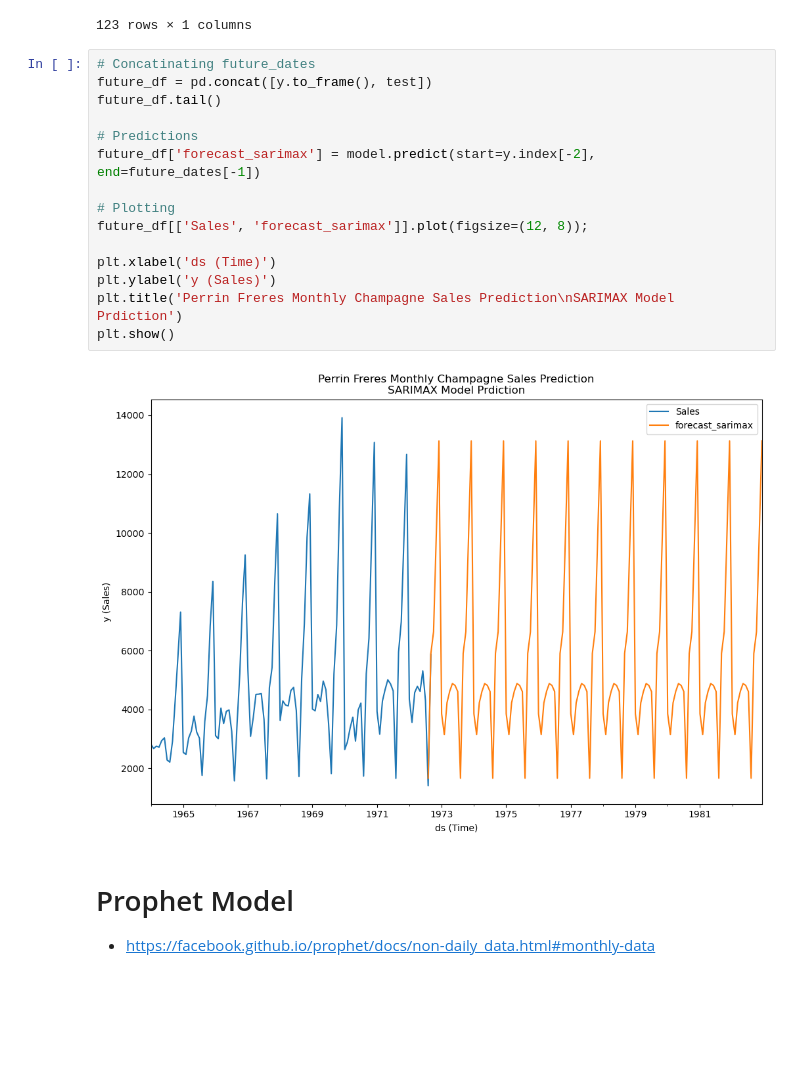
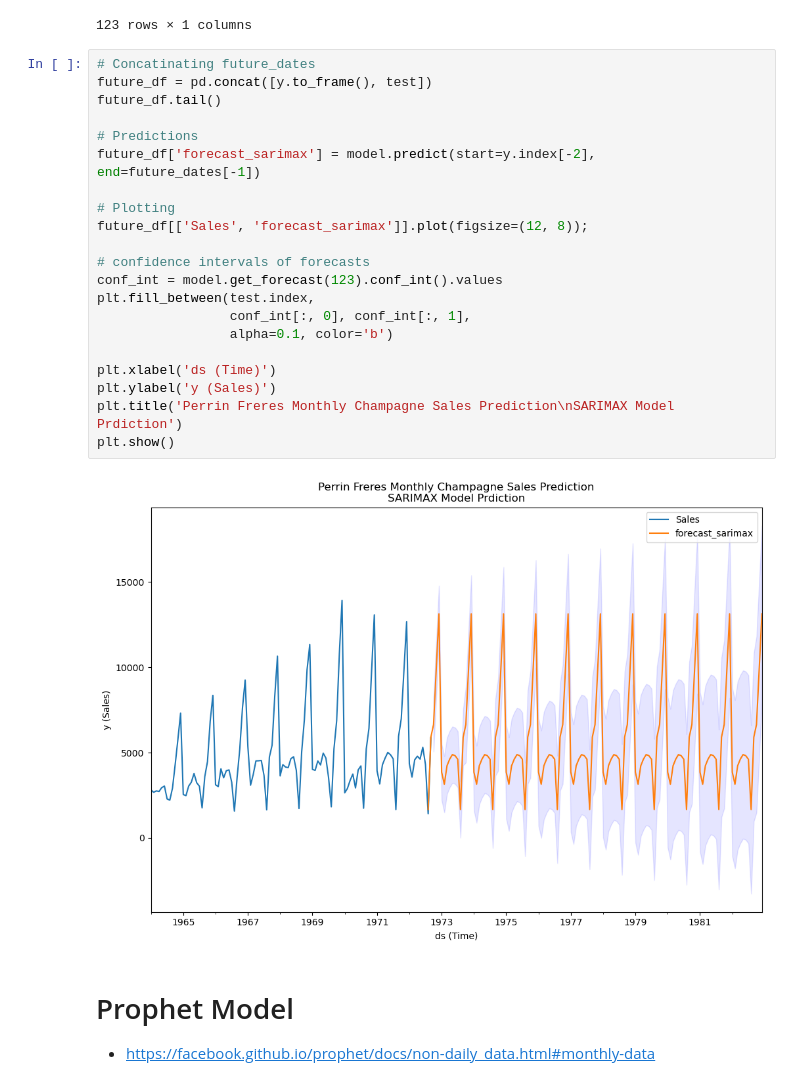
Before and after one commit to celik-muhammed/DL_Deploy_Time_Series-Product-Sales-Project, a Jupyter notebook: ml_time_series_deploy_product_sales_prediction_v1.ipynb, the cells around one changed output. Saved outputs shown, nothing was run; the diff lists cells and outputs as text; blank space fills up the shorter version.

```diff
--- a/ml_time_series_deploy_product_sales_prediction_v1.ipynb
+++ b/ml_time_series_deploy_product_sales_prediction_v1.ipynb
@@ -1237,20 +1280,26 @@ test
 # %%
 # Concatinating future_dates
 future_df = pd.concat([y.to_frame(), test])
 future_df.tail()
 
 # Predictions
 future_df['forecast_sarimax'] = model.predict(start=y.index[-2], end=future_dates[-1])
 
 # Plotting
 future_df[['Sales', 'forecast_sarimax']].plot(figsize=(12, 8));
 
+# confidence intervals of forecasts
+conf_int = model.get_forecast(123).conf_int().values
+plt.fill_between(test.index,
+                 conf_int[:, 0], conf_int[:, 1],
+                 alpha=0.1, color='b')
+
 plt.xlabel('ds (Time)')
 plt.ylabel('y (Sales)')
 plt.title('Perrin Freres Monthly Champagne Sales Prediction\nSARIMAX Model Prdiction')
 plt.show()
 # %% [output]
-[figure, old version]
+[figure, new version]
 # %% [markdown]
 # Prophet Model
 
```
Also changed, not shown: parts of 22 cells of this notebook, 1 other file.
